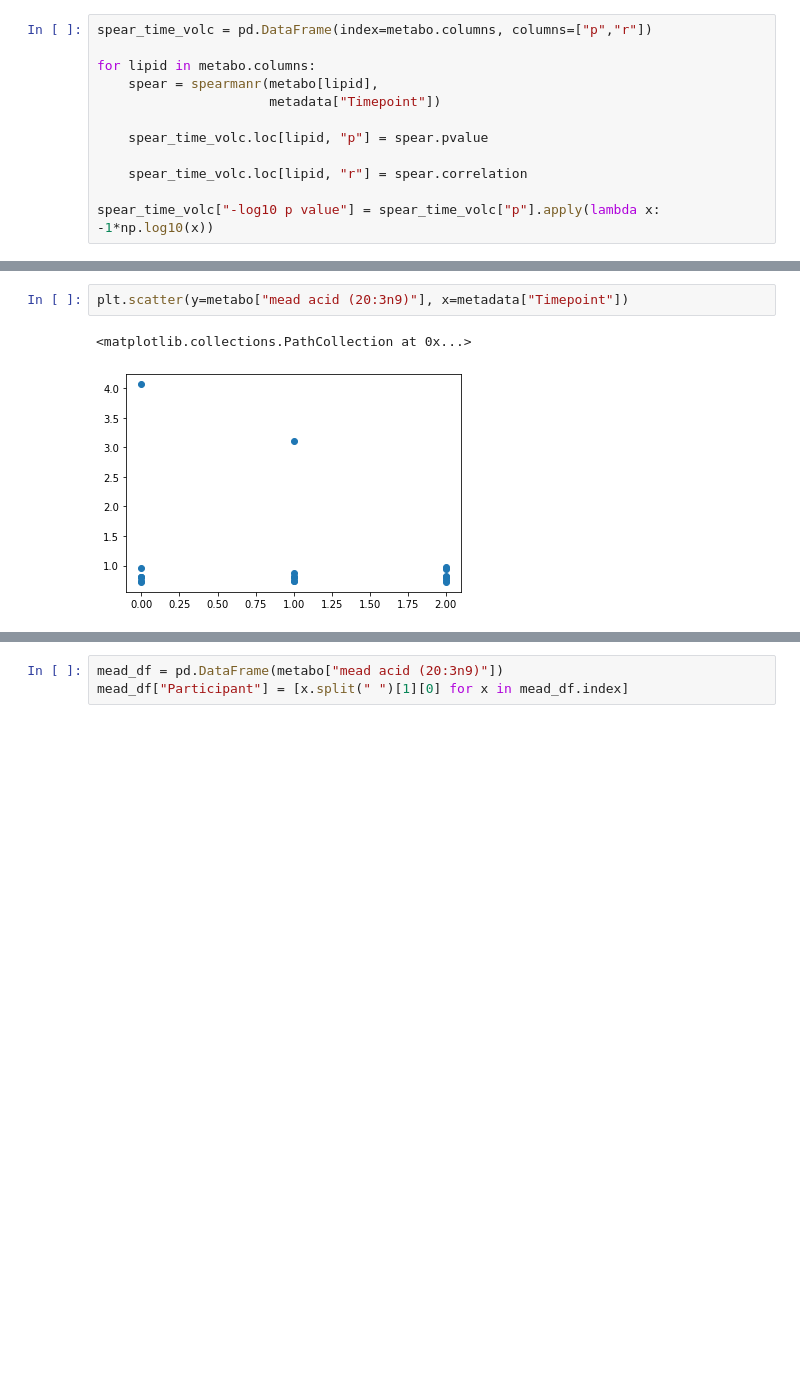
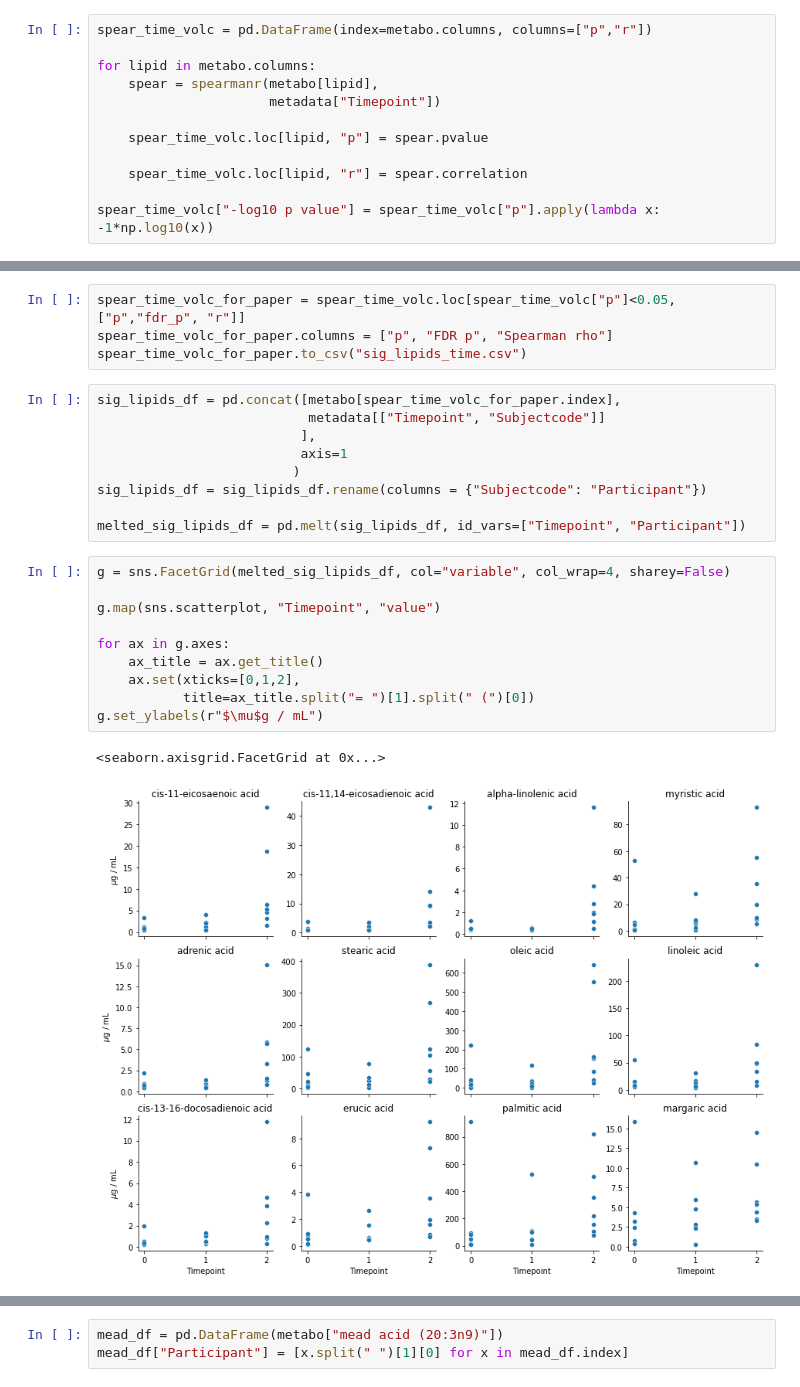
Before and after one commit to sterrettJD/Breastfed-Neonates, a Jupyter notebook: Metabolome.ipynb, the cells around one changed output, grey strips where cells are left out. Saved outputs shown, nothing was run; the diff lists cells and outputs as text; blank space fills up the shorter version.

```diff
--- a/Metabolome.ipynb
+++ b/Metabolome.ipynb
@@ -90,5 +108,26 @@ spear_time_volc.loc[spear_time_volc["p"]<0.05].sort_values(by="p")
-# %%
-plt.scatter(y=metabo["mead acid (20:3n9)"], x=metadata["Timepoint"])
-# %% [output]
-<matplotlib.collections.PathCollection at 0x...>
-[figure, removed]
+# %%
+spear_time_volc_for_paper = spear_time_volc.loc[spear_time_volc["p"]<0.05, ["p","fdr_p", "r"]]
+spear_time_volc_for_paper.columns = ["p", "FDR p", "Spearman rho"]
+spear_time_volc_for_paper.to_csv("sig_lipids_time.csv")
+# %%
+sig_lipids_df = pd.concat([metabo[spear_time_volc_for_paper.index],
+                           metadata[["Timepoint", "Subjectcode"]]
+                          ],
+                          axis=1
+                         )
+sig_lipids_df = sig_lipids_df.rename(columns = {"Subjectcode": "Participant"})
+
+melted_sig_lipids_df = pd.melt(sig_lipids_df, id_vars=["Timepoint", "Participant"])
+# %%
+g = sns.FacetGrid(melted_sig_lipids_df, col="variable", col_wrap=4, sharey=False)
+
+g.map(sns.scatterplot, "Timepoint", "value")
+
+for ax in g.axes:
+    ax_title = ax.get_title()
+    ax.set(xticks=[0,1,2],
+           title=ax_title.split("= ")[1].split(" (")[0])
+g.set_ylabels(r"$\mu$g / mL")
+# %% [output]
+<seaborn.axisgrid.FacetGrid at 0x...>
+[figure, added]
```
Also changed, not shown: parts of 9 cells of this notebook.
